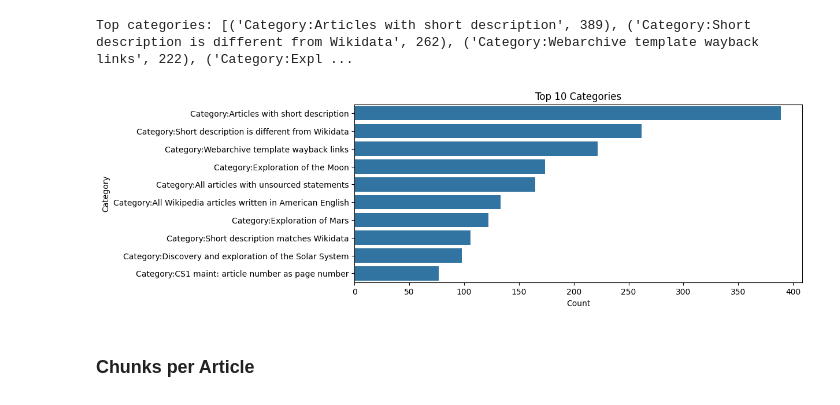
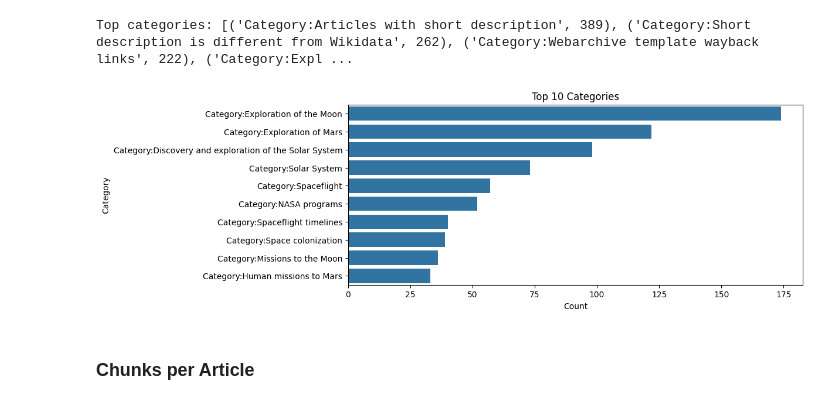
Before and after one commit to lkirch/ScienceSage, a Jupyter notebook: notebooks/eda.ipynb, the cells around one changed output. Saved outputs shown, nothing was run; the diff lists cells and outputs as text; code cells hidden in the pictures.

```diff
--- a/notebooks/eda.ipynb
+++ b/notebooks/eda.ipynb
@@ -109,15 +112,28 @@ print("Top categories:", top_cats)
 # %% [output]
 Top categories: [('Category:Articles with short description', 389), ('Category:Short description is different from Wikidata', 262), ('Category:Webarchive template wayback links', 222), ('Category:Expl ...
 # %%
-cats, counts = zip(*top_cats)
+filtered_top_cats = [
+    (cat, count) for cat, count in cat_counts.most_common()
+    if not (cat.startswith("Category:Articles") or
+            cat.startswith("Category:CS1") or
+            cat.startswith("Category:Wikipedia") or
+            cat.startswith("Category:Pages") or
+            cat.startswith("Category:Vague") or
+            cat.startswith("Category:Use") or
+            cat.startswith("Category:Short") or
+            cat.startswith("Category:Webarchive") or
+            cat.startswith("Category:All") or
+            cat.startswith("Category:Commons"))][:10]
+
+cats, counts = zip(*filtered_top_cats)
 plt.figure(figsize=(10,4))
 sns.barplot(x=list(counts), y=list(cats))
 plt.title("Top 10 Categories")
 plt.xlabel("Count")
 plt.ylabel("Category")
 plt.show()
 # %% [output]
-[figure, old version]
+[figure, new version]
 # %% [markdown]
 ### Chunks per Article
 # %%
```
Also changed, not shown: parts of 9 cells of this notebook.
